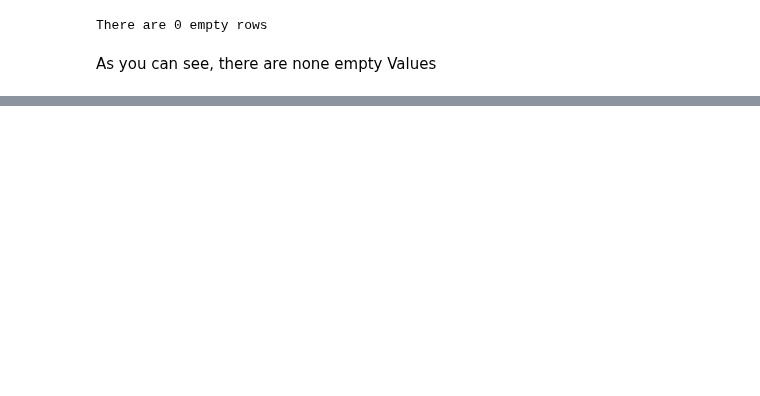
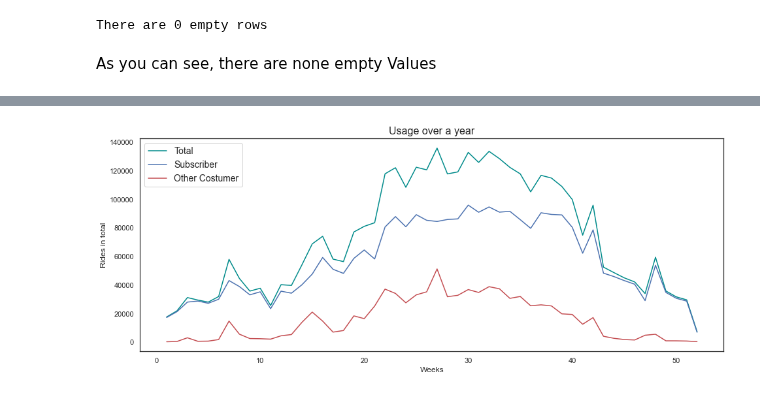
Before and after one commit to NeffIsBack/ThePredictors_DSML_Team_Assignment, a Jupyter notebook: Code_Team_Assignment_Alex.ipynb, the cells around one changed output, grey strips where cells are left out. Cells and saved outputs as stored; diff of their text form; code cells hidden in the pictures; blank space fills up the shorter version.

```diff
--- a/Code_Team_Assignment_Alex.ipynb
+++ b/Code_Team_Assignment_Alex.ipynb
@@ -90,0 +125,23 @@ chg17_timeStamps.head()
+# %%
+chg17_usage = chg17_timeStamps.groupby(["week"])["bike_id"].count()
+chg17_usage = pd.DataFrame(chg17_usage)
+# %%
+chg17_usage_subs = chg17_timeStamps[chg17_timeStamps["user_type"]=="Subscriber"].groupby(["week"])["bike_id"].count()
+chg17_usage_subs = pd.DataFrame(chg17_usage_subs)
+# %%
+chg17_usage_costu = chg17_timeStamps[chg17_timeStamps["user_type"]=="Customer"].groupby(["week"])["bike_id"].count()
+chg17_usage_costu = pd.DataFrame(chg17_usage_costu)
+# %%
+fig, ax = plt.subplots(figsize=(16,6))
+
+ax.plot(chg17_usage, label="Total", color='darkcyan')
+ax.plot(chg17_usage_subs, label="Subscriber", color='b')
+ax.plot(chg17_usage_costu, label="Other Costumer", color='r')
+
+ax.set_title("Usage over a year", fontsize=16)
+ax.set_ylabel("Rides in total")
+ax.set_xlabel("Weeks")
+ax.legend(fontsize=14, loc="upper left")
+plt.show()
+# %% [output]
+[figure, added]
```
Also changed, not shown: parts of 26 cells of this notebook.
